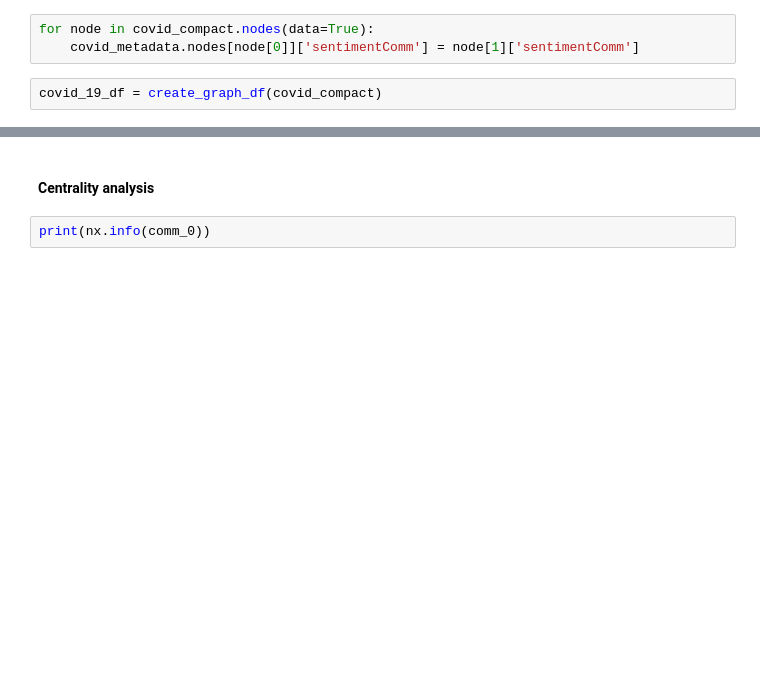
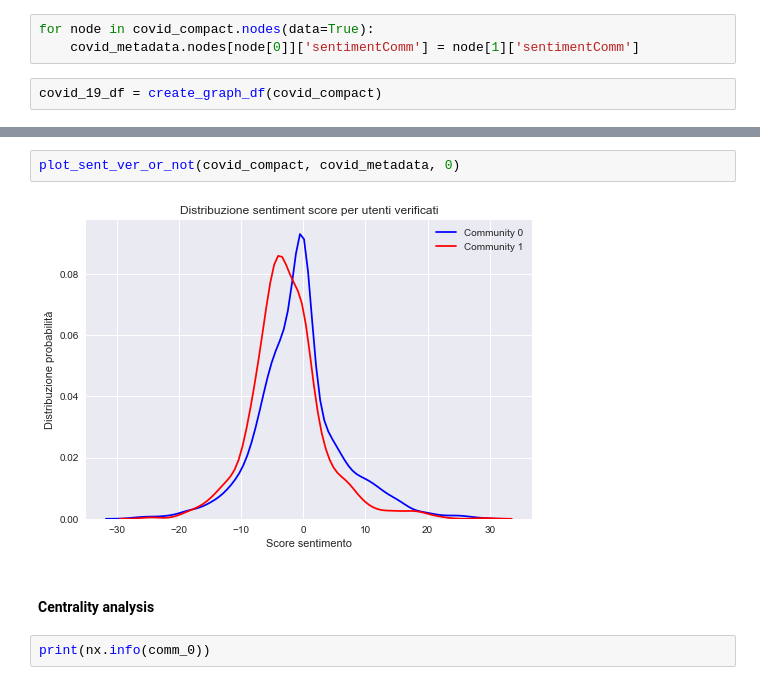
Before and after one commit to Villone96/echo-chambers, a Jupyter notebook: src/Community Analysis.ipynb, the cells around one changed output, grey strips where cells are left out. Cells and saved outputs as stored; diff of their text form; blank space fills up the shorter version.

```diff
--- a/src/Community Analysis.ipynb
+++ b/src/Community Analysis.ipynb
@@ -587,3 +708,7 @@ covid_19_df = create_graph_df(covid_compact)
+# %%
+plot_sent_ver_or_not(covid_compact, covid_metadata, 0)
+# %% [output]
+[figure, added]
 # %% [markdown]
 #### Centrality analysis
 # %%
```
Also changed, not shown: parts of 12 cells of this notebook, 32 other files.
